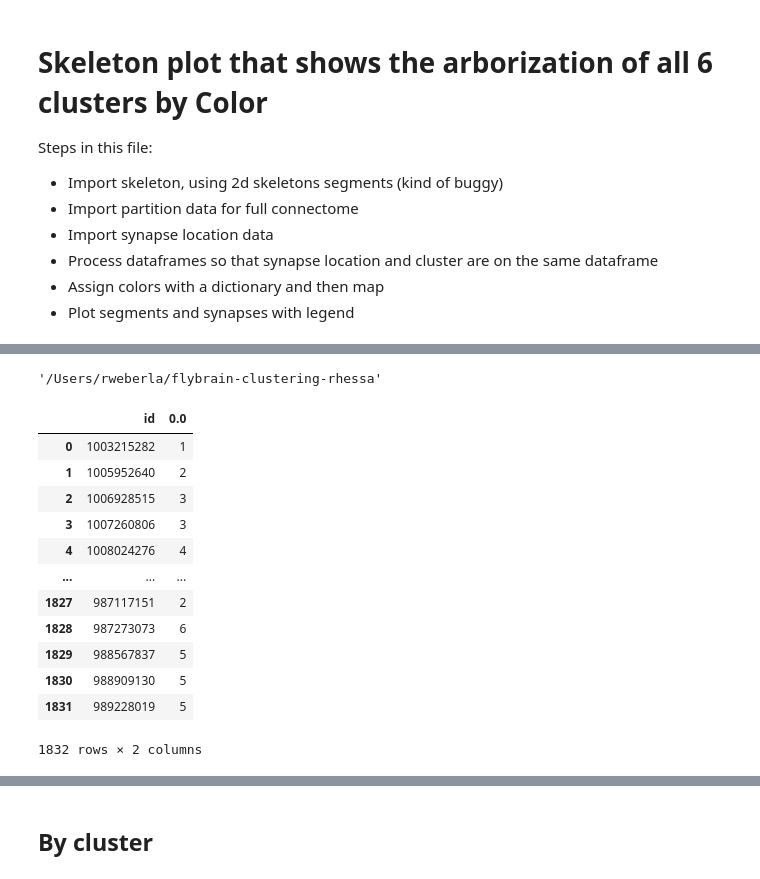
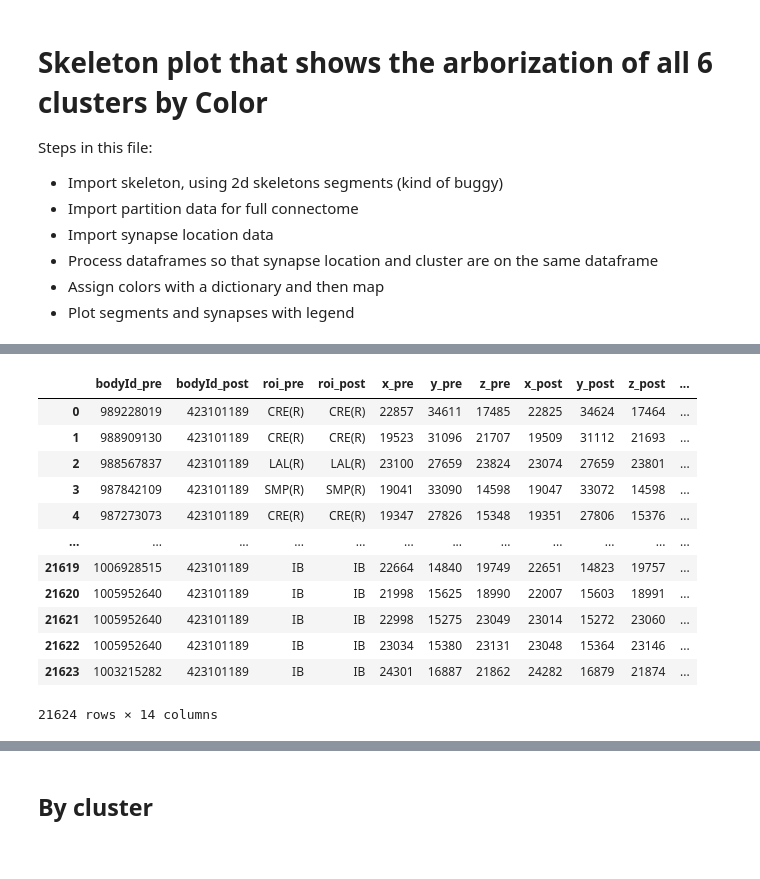
Before and after one commit to Gutierrez-lab/flybrain-clustering-rhessa, a Jupyter notebook: skeleton_clusters.ipynb, the cells around one changed output, grey strips where cells are left out. Cells and saved outputs as stored; diff of their text form; code cells hidden in the pictures.

```diff
--- a/skeleton_clusters.ipynb
+++ b/skeleton_clusters.ipynb
@@ -65,29 +57,25 @@ ovi_pre_syns = merge_neuron_properties(pre_neurons, ovi_pre_syns, 'type')
-# %%
-pwd
-# %% [output]
-'/Users/rweberla/flybrain-clustering-rhessa'
 # %%
 # import full connectome data and location data
 ovi_node_df  = pd.read_csv('/Users/rweberla/Downloads/0-0_98765.txt', header=None, sep=' ', names=['id', "0.0"])
 
 # Import synapse location data for pre-synaptic sites
 ovi_pre_syns = pd.read_csv('ovi_pre_syns.csv', index_col=0)
-# %%
-ovi_node_df
-# %% [output]
-|  | id | 0.0 |
-| 0 | 1003215282 | 1 |
-| 1 | 1005952640 | 2 |
-| 2 | 1006928515 | 3 |
-| 3 | 1007260806 | 3 |
-| 4 | 1008024276 | 4 |
-| ... | ... | ... |
-| 1827 | 987117151 | 2 |
-| 1828 | 987273073 | 6 |
-| 1829 | 988567837 | 5 |
-| 1830 | 988909130 | 5 |
-| 1831 | 989228019 | 5 |
-1832 rows × 2 columns
+# %%
+ovi_pre_syns
+# %% [output]
+|  | bodyId_pre | bodyId_post | roi_pre | roi_post | x_pre | y_pre | z_pre | x_post | y_post | z_post | ... |
+| 0 | 989228019 | 423101189 | CRE(R) | CRE(R) | 22857 | 34611 | 17485 | 22825 | 34624 | 17464 | ... |
+| 1 | 988909130 | 423101189 | CRE(R) | CRE(R) | 19523 | 31096 | 21707 | 19509 | 31112 | 21693 | ... |
+| 2 | 988567837 | 423101189 | LAL(R) | LAL(R) | 23100 | 27659 | 23824 | 23074 | 27659 | 23801 | ... |
+| 3 | 987842109 | 423101189 | SMP(R) | SMP(R) | 19041 | 33090 | 14598 | 19047 | 33072 | 14598 | ... |
+| 4 | 987273073 | 423101189 | CRE(R) | CRE(R) | 19347 | 27826 | 15348 | 19351 | 27806 | 15376 | ... |
+| ... | ... | ... | ... | ... | ... | ... | ... | ... | ... | ... | ... |
+| 21619 | 1006928515 | 423101189 | IB | IB | 22664 | 14840 | 19749 | 22651 | 14823 | 19757 | ... |
+| 21620 | 1005952640 | 423101189 | IB | IB | 21998 | 15625 | 18990 | 22007 | 15603 | 18991 | ... |
+| 21621 | 1005952640 | 423101189 | IB | IB | 22998 | 15275 | 23049 | 23014 | 15272 | 23060 | ... |
+| 21622 | 1005952640 | 423101189 | IB | IB | 23034 | 15380 | 23131 | 23048 | 15364 | 23146 | ... |
+| 21623 | 1003215282 | 423101189 | IB | IB | 24301 | 16887 | 21862 | 24282 | 16879 | 21874 | ... |
+21624 rows × 14 columns
 # %%
 # edit dataframes for easy merging
 ovi_clusters = ovi_node_df[['id', '0.0']].copy()
```
Also changed, not shown: parts of 9 cells of this notebook.
